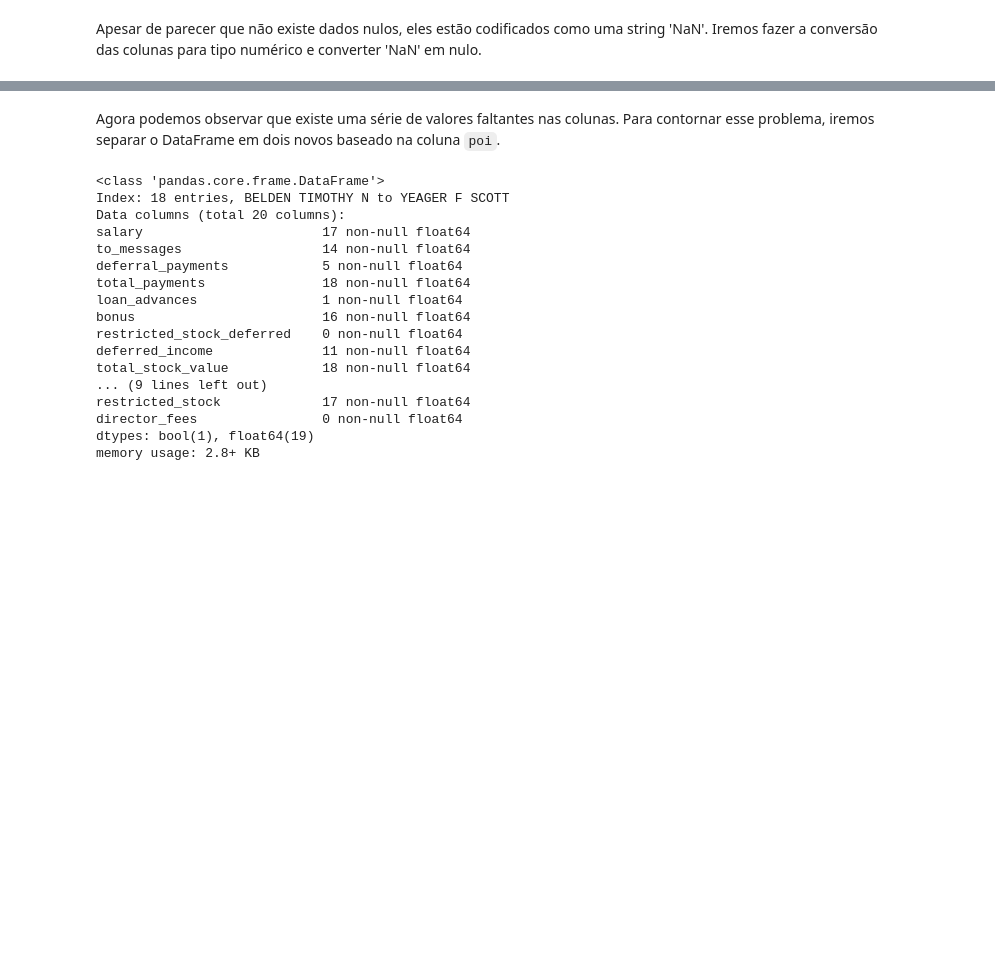
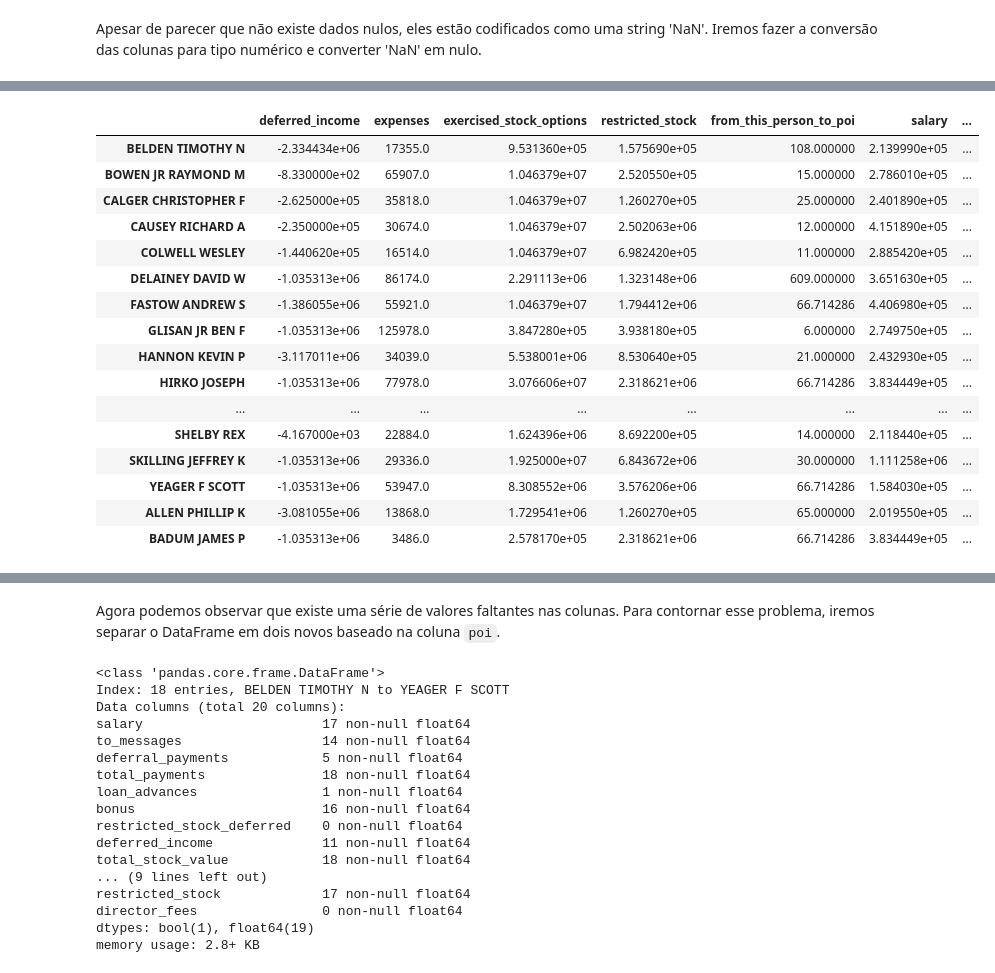
Before and after one commit to GabrielSGoncalves/udacity_nanodegree_datascience2, a Jupyter notebook: final_project/Projeto_Final_Nanodegree_DS_II_GabrielSGoncalves.ipynb, the cells around one changed output, grey strips where cells are left out. Saved outputs shown, nothing was run; the diff lists cells and outputs as text; code cells hidden in the pictures; blank space fills up the shorter version.

```diff
--- a/final_project/Projeto_Final_Nanodegree_DS_II_GabrielSGoncalves.ipynb
+++ b/final_project/Projeto_Final_Nanodegree_DS_II_GabrielSGoncalves.ipynb
@@ -134,0 +259,39 @@ memory usage: 28.0+ KB
+# %%
+features_list = ['deferred_income',
+                 'expenses',
+                 'exercised_stock_options',
+                 'restricted_stock',
+                 'from_this_person_to_poi',
+                 'salary',
+                 'total_stock_value',
+                 'bonus',
+                 'shared_receipt_with_poi',
+                 'other',
+                 'from_poi_to_this_person',
+                 'long_term_incentive',
+                 'total_payments',
+                 'from_messages',
+                 'to_messages',
+                 'deferral_payments']
+# %%
+df_features = df_enron_fillna_0[features_list + ['poi']]
+# %%
+df_features.head(20)
+# %% [output]
+|  | deferred_income | expenses | exercised_stock_options | restricted_stock | from_this_person_to_poi | salary | ... |
+| BELDEN TIMOTHY N | -2.334434e+06 | 17355.0 | 9.531360e+05 | 1.575690e+05 | 108.000000 | 2.139990e+05 | ... |
+| BOWEN JR RAYMOND M | -8.330000e+02 | 65907.0 | 1.046379e+07 | 2.520550e+05 | 15.000000 | 2.786010e+05 | ... |
+| CALGER CHRISTOPHER F | -2.625000e+05 | 35818.0 | 1.046379e+07 | 1.260270e+05 | 25.000000 | 2.401890e+05 | ... |
+| CAUSEY RICHARD A | -2.350000e+05 | 30674.0 | 1.046379e+07 | 2.502063e+06 | 12.000000 | 4.151890e+05 | ... |
+| COLWELL WESLEY | -1.440620e+05 | 16514.0 | 1.046379e+07 | 6.982420e+05 | 11.000000 | 2.885420e+05 | ... |
+| DELAINEY DAVID W | -1.035313e+06 | 86174.0 | 2.291113e+06 | 1.323148e+06 | 609.000000 | 3.651630e+05 | ... |
+| FASTOW ANDREW S | -1.386055e+06 | 55921.0 | 1.046379e+07 | 1.794412e+06 | 66.714286 | 4.406980e+05 | ... |
+| GLISAN JR BEN F | -1.035313e+06 | 125978.0 | 3.847280e+05 | 3.938180e+05 | 6.000000 | 2.749750e+05 | ... |
+| HANNON KEVIN P | -3.117011e+06 | 34039.0 | 5.538001e+06 | 8.530640e+05 | 21.000000 | 2.432930e+05 | ... |
+| HIRKO JOSEPH | -1.035313e+06 | 77978.0 | 3.076606e+07 | 2.318621e+06 | 66.714286 | 3.834449e+05 | ... |
+| ... | ... | ... | ... | ... | ... | ... | ... |
+| SHELBY REX | -4.167000e+03 | 22884.0 | 1.624396e+06 | 8.692200e+05 | 14.000000 | 2.118440e+05 | ... |
+| SKILLING JEFFREY K | -1.035313e+06 | 29336.0 | 1.925000e+07 | 6.843672e+06 | 30.000000 | 1.111258e+06 | ... |
+| YEAGER F SCOTT | -1.035313e+06 | 53947.0 | 8.308552e+06 | 3.576206e+06 | 66.714286 | 1.584030e+05 | ... |
+| ALLEN PHILLIP K | -3.081055e+06 | 13868.0 | 1.729541e+06 | 1.260270e+05 | 65.000000 | 2.019550e+05 | ... |
+| BADUM JAMES P | -1.035313e+06 | 3486.0 | 2.578170e+05 | 2.318621e+06 | 66.714286 | 3.834449e+05 | ... |
```
Also changed, not shown: parts of 64 cells of this notebook, 2 other files.
